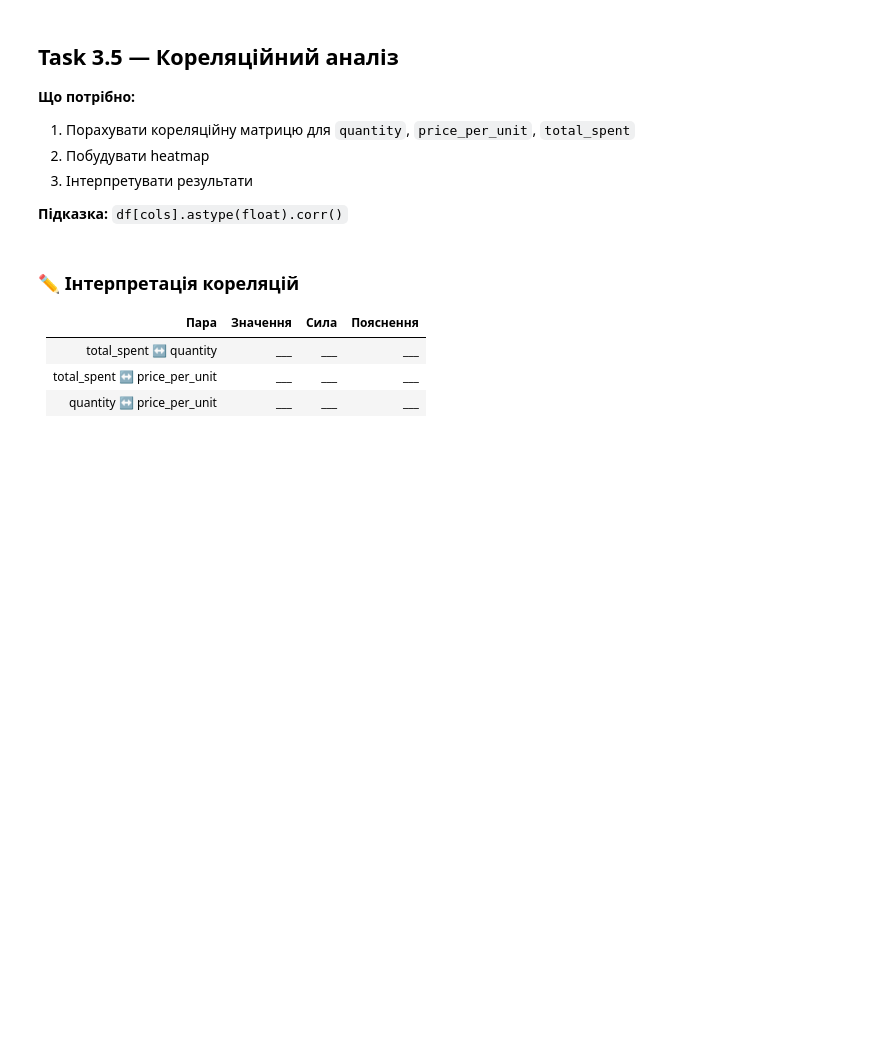
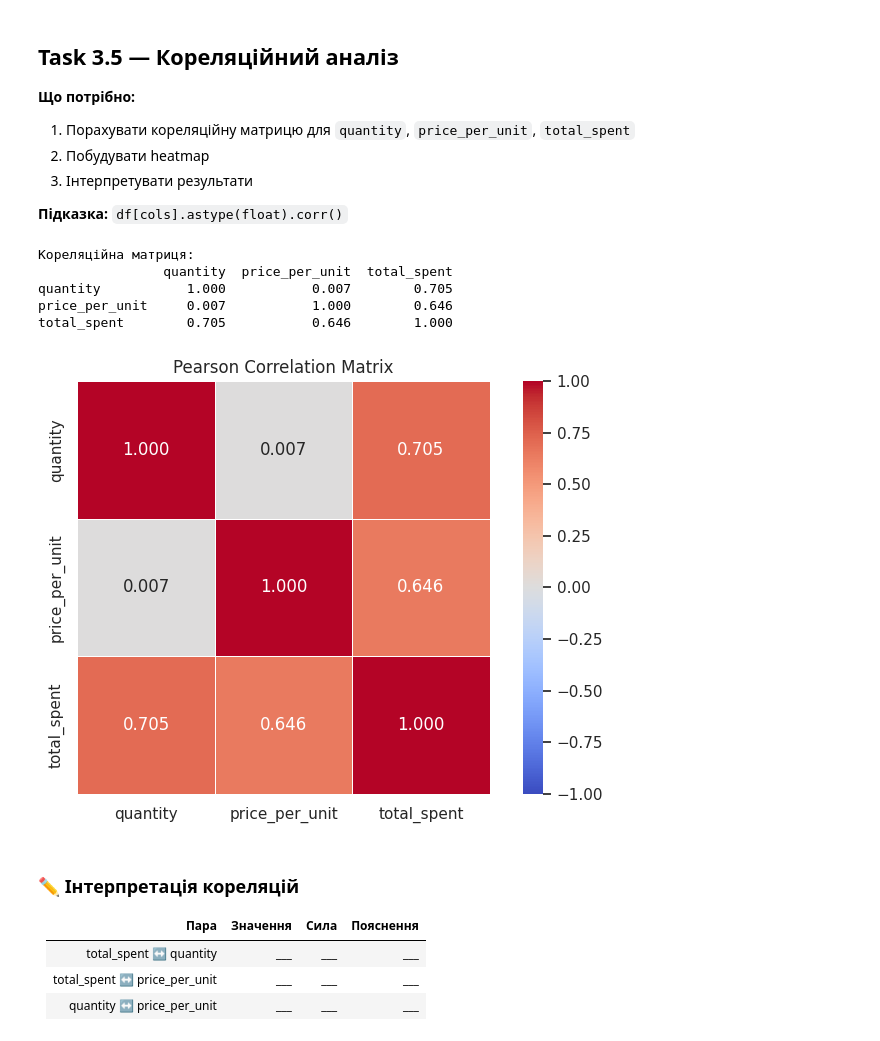
Before and after one commit to DymaStar/Analysis_Cafe_Sales-, a Jupyter notebook: DS_110626cafe_eda_workbook_version2.ipynb, the cells around one changed output. Cells and saved outputs as stored; diff of their text form; code cells hidden in the pictures; blank space fills up the shorter version.

```diff
--- a/DS_110626cafe_eda_workbook_version2.ipynb
+++ b/DS_110626cafe_eda_workbook_version2.ipynb
@@ -799,3 +812,13 @@ print(f'total_spent відновлено (був NaN): {mask_total.sum()} ряд
 
 # Залишкові NaN total_spent → медіана
 df['total_spent'].fillna(df['total_spent'].median(), inplace=True)
+# %%
+#!!!!!!!!!!!!!!!!!!!!!!!!!!!!!!!!!!!!!!!!!!!!!!
+# Швидке видалення для заняття!!!!
+
+df.isna().sum()
+
+df.dropna(inplace=True)
+
+df.isna().sum()
+df.info()
@@ -1108,21 +1194,35 @@ print(f'Кількість викидів: {n_outliers}')
 **Підказка:** `df[cols].astype(float).corr()`
 # %%
 corr_cols   = ['quantity', 'price_per_unit', 'total_spent']
-corr_matrix = # ВАШ КОД ТУТ
+corr_matrix = df[corr_cols].astype(float).corr()
 
 print('Кореляційна матриця:')
 print(corr_matrix.round(3))
 
 fig, ax = plt.subplots(figsize=(7, 5))
 
 # Heatmap кореляцій
 # Підказка: sns.heatmap(corr_matrix, annot=True, fmt='.3f', cmap='coolwarm', vmin=-1, vmax=1, ...)
-# ВАШ КОД ТУТ
+sns.heatmap(
+        corr_matrix,
+        annot=True, fmt='.3f',
+        cmap='coolwarm',
+        vmin=-1, vmax=1,
+        square=True, linewidths=0.5, ax=ax,
+        annot_kws={'size': 12}
+    )
 
 ax.set_title('Pearson Correlation Matrix')
 plt.tight_layout()
 plt.savefig('part3_task35.png', dpi=130, bbox_inches='tight')
 plt.show()
+# %% [output]
+Кореляційна матриця:
+                quantity  price_per_unit  total_spent
+quantity           1.000           0.007        0.705
+price_per_unit     0.007           1.000        0.646
+total_spent        0.705           0.646        1.000
+[figure, added]
 # %% [markdown]
 ### ✏️ Інтерпретація кореляцій
 
```
Also changed, not shown: parts of 16 cells of this notebook.
